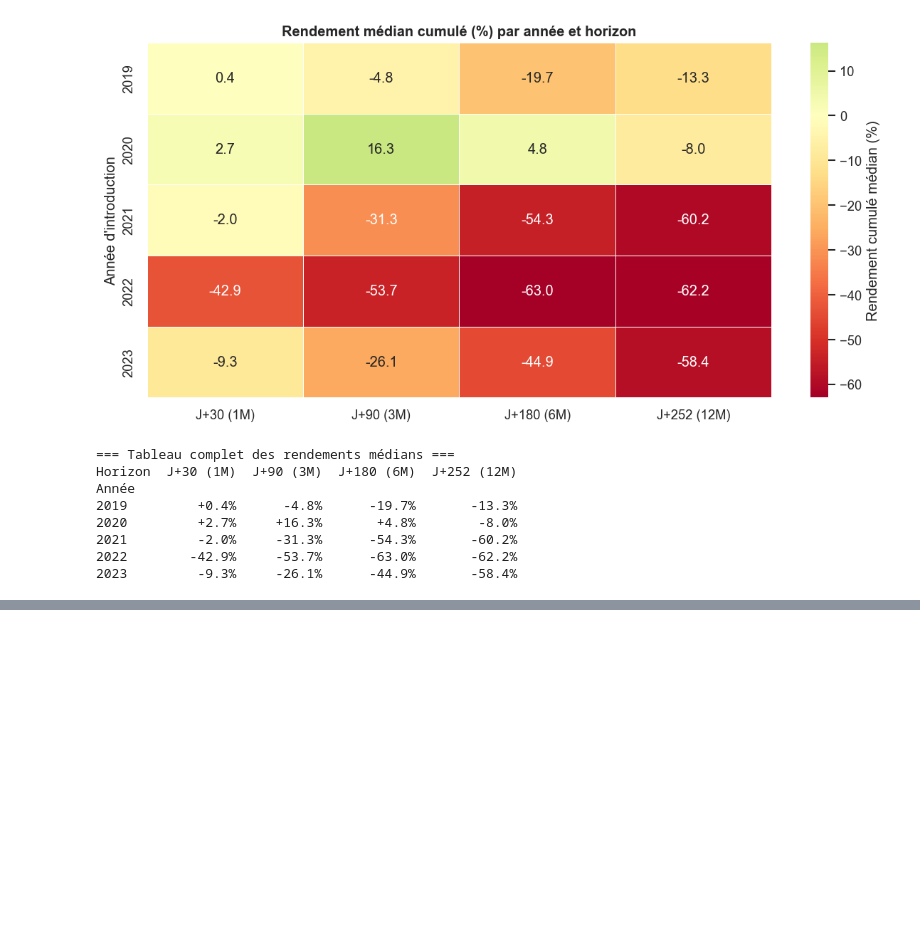
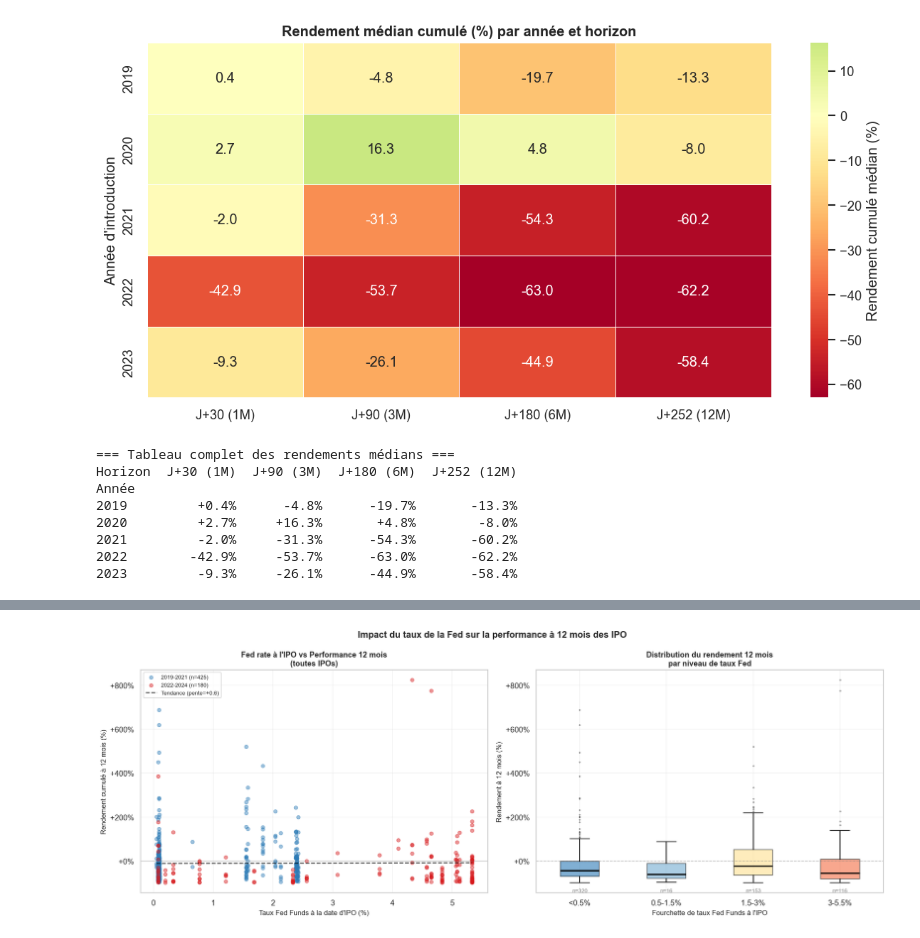
Before and after one commit to Dmkn78/IPO, a Jupyter notebook: performance_12m_h4.ipynb, the cells around one changed output, grey strips where cells are left out. Saved outputs shown, nothing was run; the diff lists cells and outputs as text; code cells hidden in the pictures; blank space fills up the shorter version.

```diff
--- a/performance_12m_h4.ipynb
+++ b/performance_12m_h4.ipynb
@@ -389,0 +579,87 @@ Cohorte 2019-2020 :
+# %%
+# ── Graphique 3 : Scatter — Taux Fed à l'IPO vs Rendement à 12 mois ───────
+fig, axes = plt.subplots(1, 2, figsize=(16, 6))
+
+# ── 3a : Scatter brut (toutes IPOs) ──
+ax = axes[0]
+for cohort in ["2019-2021", "2022-2024"]:
+    sub = df_scatter[df_scatter["cohort"] == cohort]
+    ax.scatter(
+        sub["fed_rate"],
+        sub["ret_12m"] * 100,
+        color=COLORS[cohort],
+        alpha=0.45,
+        s=25,
+        label=f"{cohort} (n={len(sub)})",
+    )
+
+# Ligne de tendance générale
+from numpy.polynomial.polynomial import polyfit
+x_all = df_scatter["fed_rate"].values
+y_all = df_scatter["ret_12m"].values * 100
+mask = np.isfinite(x_all) & np.isfinite(y_all)
+if mask.sum() > 2:
+    coef = np.polyfit(x_all[mask], y_all[mask], 1)
+    x_line = np.linspace(x_all[mask].min(), x_all[mask].max(), 100)
+    ax.plot(x_line, np.polyval(coef, x_line),
+            color="black", lw=1.5, ls="--", label=f"Tendance (pente={coef[0]:+.1f})", alpha=0.7)
+
+ax.axhline(0, color="gray", lw=1, ls="-", alpha=0.4)
+ax.set_xlabel("Taux Fed Funds à la date d'IPO (%)", fontsize=10)
+ax.set_ylabel("Rendement cumulé à 12 mois (%)", fontsize=10)
+ax.yaxis.set_major_formatter(mticker.FormatStrFormatter("%+.0f%%"))
+ax.set_title("Fed rate à l'IPO vs Performance 12 mois\n(toutes IPOs)",
+             fontsize=11, fontweight="bold")
+ax.legend(fontsize=8)
+ax.grid(True, alpha=0.25)
+
+# ── 3b : Boxplot par fourchette de taux ──
+ax = axes[1]
+bins_fed = [0, 0.5, 1.5, 3.0, 5.5, 8.0]
+labels_bins = ["<0.5%", "0.5-1.5%", "1.5-3%", "3-5.5%", ">5.5%"]
+df_scatter["fed_bin"] = pd.cut(
+    df_scatter["fed_rate"], bins=bins_fed, labels=labels_bins, right=True
+)
+
+# Couleur par cohorte dominante dans chaque bin
+bin_data = [
+    df_scatter[df_scatter["fed_bin"] == lbl]["ret_12m"].dropna() * 100
+    for lbl in labels_bins
+]
+bp = ax.boxplot(
+    [d for d in bin_data if len(d) > 0],
+    labels=[lbl for lbl, d in zip(labels_bins, bin_data) if len(d) > 0],
+    patch_artist=True,
+    medianprops=dict(color="black", lw=2),
+    whiskerprops=dict(lw=1.2),
+    flierprops=dict(marker=".", markersize=3, alpha=0.4),
+)
+
+fed_colors = ["#2C7BB6", "#74ADD1", "#FEE090", "#F46D43", "#D73027"]
+for patch, fcolor in zip(bp["boxes"], fed_colors):
+    patch.set_facecolor(fcolor)
+    patch.set_alpha(0.6)
+
+ax.axhline(0, color="gray", lw=1, ls="--", alpha=0.5)
+ax.set_xlabel("Fourchette de taux Fed Funds à l'IPO", fontsize=10)
+ax.set_ylabel("Rendement à 12 mois (%)", fontsize=10)
+ax.yaxis.set_major_formatter(mticker.FormatStrFormatter("%+.0f%%"))
+ax.set_title("Distribution du rendement 12 mois\npar niveau de taux Fed",
+             fontsize=11, fontweight="bold")
+
+# Annotations : N et médiane
+for i, d in enumerate([d for d in bin_data if len(d) > 0]):
+    ax.text(i + 1, ax.get_ylim()[0] + 2, f"n={len(d)}",
+            ha="center", fontsize=8, color="gray")
+
+ax.grid(True, alpha=0.25)
+
+fig.suptitle(
+    "Impact du taux de la Fed sur la performance à 12 mois des IPO",
+    fontsize=13, fontweight="bold"
+)
+plt.tight_layout()
+plt.savefig("data/perf_12m_fed_scatter.png", dpi=150, bbox_inches="tight")
+plt.show()
+# %% [output]
+[figure, added]
```
Also changed, not shown: parts of 13 cells of this notebook, 2 other files.
